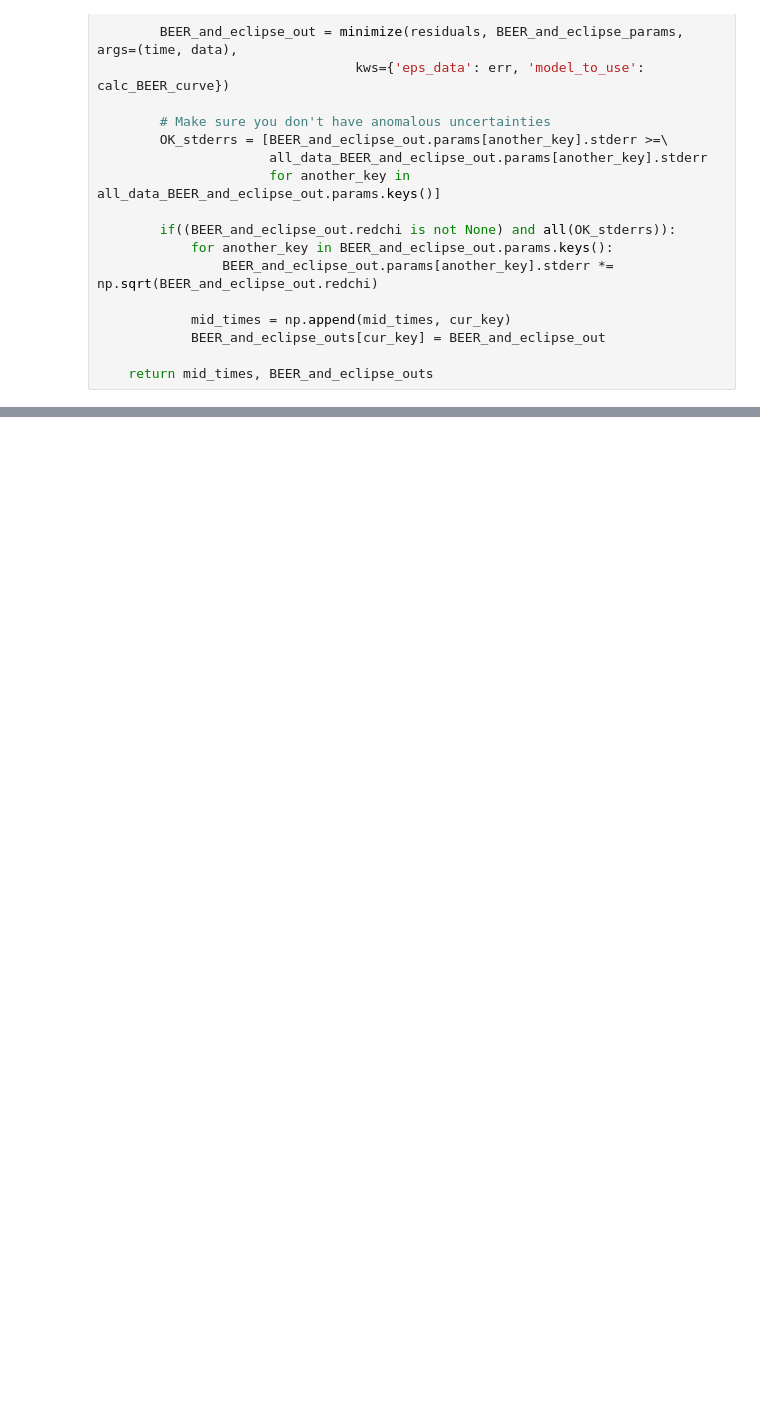
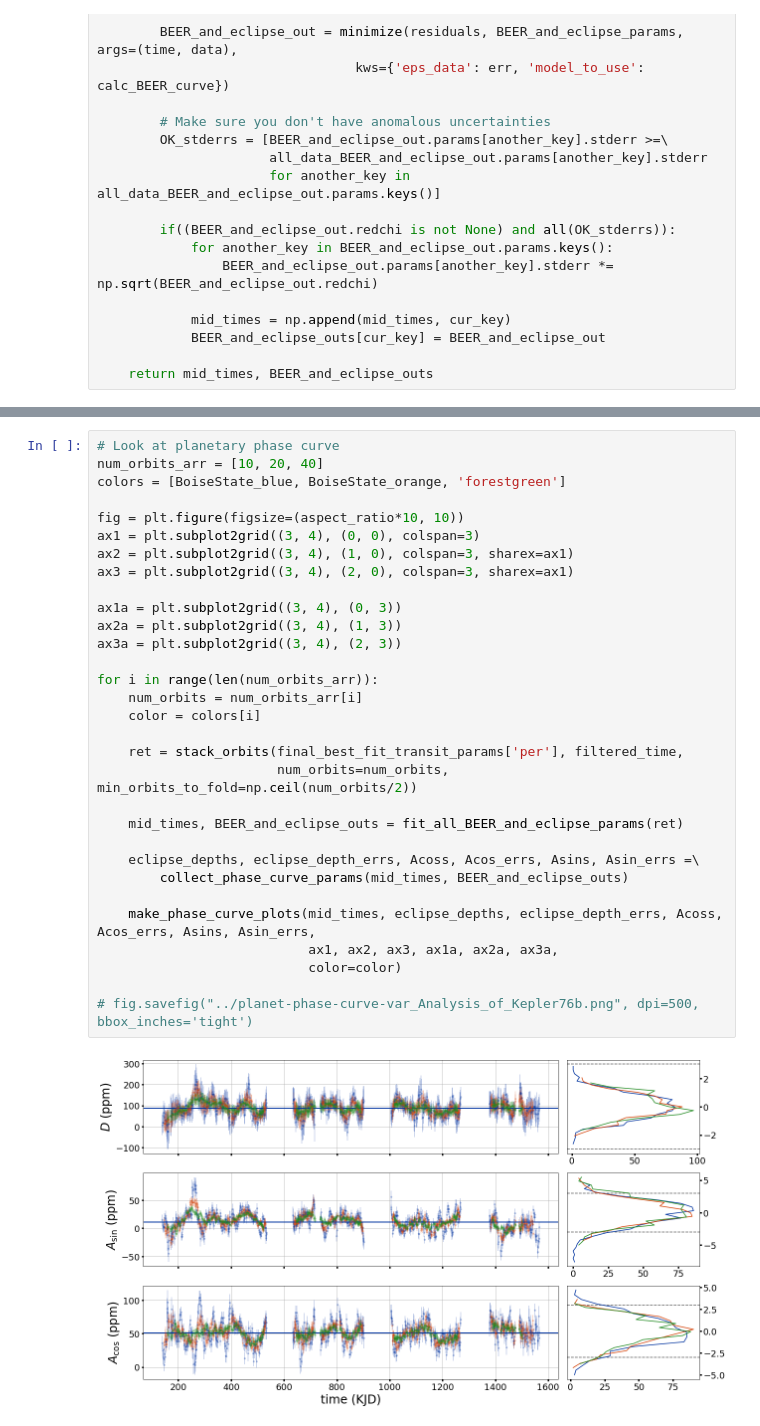
Before and after one commit to BoiseStatePlanetary/Searching-for-Variability-in-Eclipses-in-the-Kepler-Dataset, a Jupyter notebook: code/Analysis_of_Kepler76b.ipynb, the cells around one changed output, grey strips where cells are left out. Drawn from its saved outputs; the diff is of its cells as text; blank space fills up the shorter version.

Commit message:
Written the beginnings of the scrambled orbit analysis

```diff
--- a/code/Analysis_of_Kepler76b.ipynb
+++ b/code/Analysis_of_Kepler76b.ipynb
@@ -1465 +1551,34 @@ def fit_all_BEER_and_eclipse_params(ret, folded_time=folded_time, filtered_flux=
+# %%
+# Look at planetary phase curve
+num_orbits_arr = [10, 20, 40]
+colors = [BoiseState_blue, BoiseState_orange, 'forestgreen']
+
+fig = plt.figure(figsize=(aspect_ratio*10, 10))
+ax1 = plt.subplot2grid((3, 4), (0, 0), colspan=3)
+ax2 = plt.subplot2grid((3, 4), (1, 0), colspan=3, sharex=ax1)
+ax3 = plt.subplot2grid((3, 4), (2, 0), colspan=3, sharex=ax1)
+
+ax1a = plt.subplot2grid((3, 4), (0, 3))
+ax2a = plt.subplot2grid((3, 4), (1, 3))
+ax3a = plt.subplot2grid((3, 4), (2, 3))
+
+for i in range(len(num_orbits_arr)):
+    num_orbits = num_orbits_arr[i]
+    color = colors[i]
+
+    ret = stack_orbits(final_best_fit_transit_params['per'], filtered_time,
+                       num_orbits=num_orbits, min_orbits_to_fold=np.ceil(num_orbits/2))
+
+    mid_times, BEER_and_eclipse_outs = fit_all_BEER_and_eclipse_params(ret)
+
+    eclipse_depths, eclipse_depth_errs, Acoss, Acos_errs, Asins, Asin_errs =\
+        collect_phase_curve_params(mid_times, BEER_and_eclipse_outs)
+
+    make_phase_curve_plots(mid_times, eclipse_depths, eclipse_depth_errs, Acoss, Acos_errs, Asins, Asin_errs,
+                           ax1, ax2, ax3, ax1a, ax2a, ax3a,
+                           color=color)
+
+# fig.savefig("../planet-phase-curve-var_Analysis_of_Kepler76b.png", dpi=500, bbox_inches='tight')
+# %% [output]
+[figure, added]
 # %%
```
Also changed, not shown: parts of 8 cells of this notebook.
